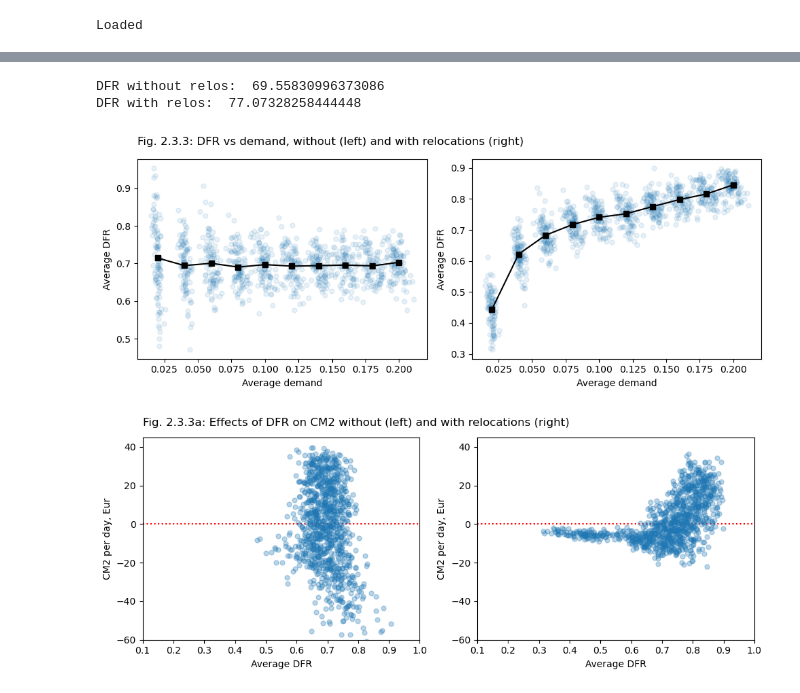
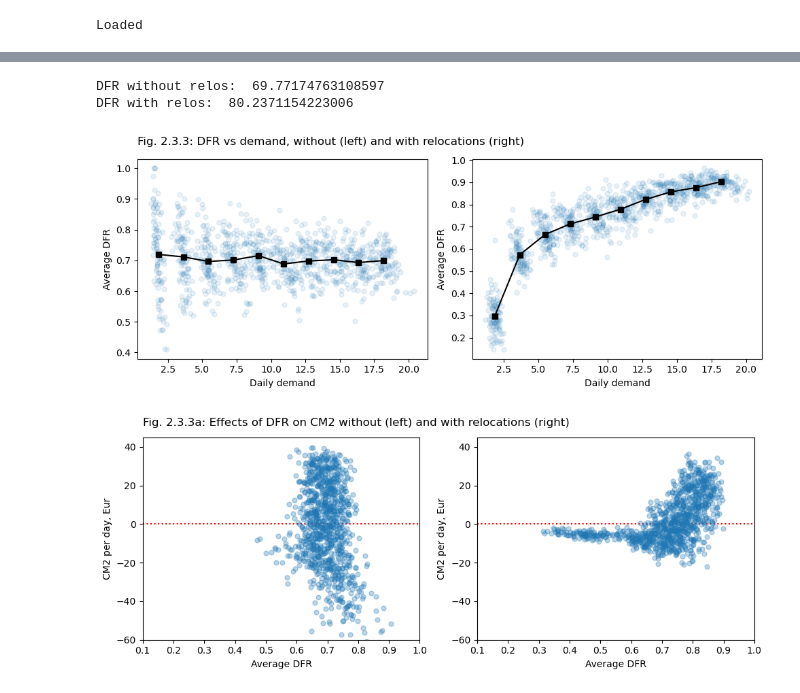
Before and after one commit to khakhalin/carsharing101, a Jupyter notebook: scripts/02relos_02stations.ipynb, the cells around one changed output, grey strips where cells are left out. Drawn from its saved outputs; the diff is of its cells as text; code cells hidden in the pictures.

```diff
--- a/scripts/02relos_02stations.ipynb
+++ b/scripts/02relos_02stations.ipynb
@@ -8,11 +8,12 @@ from types import SimpleNamespace
 import time
 # %%
 def update_config(cfg):
-    # To interpret our data financially,  renormalize them to typical daily values for real cities
+    # To interpret our data financially, renormalize them to typical daily values for real cities
     # cfg.cm1_factor = 20*5/max(cfg.demand) # Assume 20 trips/day from the hottest zone, and 5 €/trip CM1
-    cfg.cm1_factor = 100*5/sum(cfg.demand)  # Let's insist on 100 rentals a day, to be able to directly compare different demand shapes
-    cfg.cm2_factor = 20
-    cfg.relo_cost = 20
+    cfg.time_factor = 100/sum(cfg.demand)  # Let's insist on 100 rentals a day, to be able to directly compare different demand shapes
+    cfg.cm1_factor = 5  # CM1 contribution per trip, Eur
+    cfg.cm2_factor = 20  # CM2 cost of a car per day, Eur
+    cfg.relo_cost = 20  # Relo cost per trip
     return cfg
 
 def get_config(scenario, **kwargs):
@@ -133,9 +134,10 @@ def run_model(cfg, seed=None):
             relo_happened = False
 
         if i_step > cfg.n_steps_preparation: # Collect stats
-            cm1[i_experiment, :] += (departures + arrivals)/2/cfg.n_steps_per_experiment
-            # We divide it by 2 for the sum across all cm1 to be true (not double-counted)
-            average_cars[i_experiment, :] += state/cfg.n_steps_per_experiment
+            # CM1 is first shared between target andd destination, then turned from raw numbers to probabilities,
+            # then  from probabilities to daily rates using time-factor, then to daily money using money factor
+            cm1[i_experiment, :] += (departures + arrivals)/2/cfg.n_steps_per_experiment * cfg.time_factor * cfg.cm1_factor
+            average_cars[i_experiment, :] += state/cfg.n_steps_per_experiment  # Average n cars over time
             total_attempts[i_experiment, :] += attempts*1
             total_rentals[i_experiment, :] += departures
             if relo_happened:
@@ -197,8 +200,9 @@ print("Loaded")
 # %% [output]
 Loaded
 # %%
-# Sxperiment 1 : Stations, no relos
-cfg = get_config('linear', relo_period=1e9, n_stations=10, n_cars=20)  # 1e9 is basically infinity
+# Experiment 1 : Stations, no relos
+cfg = get_config('linear', relo_period=1e9, n_stations=10, n_cars=20, n_steps_preparation=30000, n_steps_er_experiment=7000)
+# 1e9 for relo period is basically infinity
 print("Settings: ", cfg)
 out = run_model(cfg)
 flatten_outputs(out, cfg)
@@ -213,6 +217,6 @@ Average CM2/day: -17.774199999979924
 # %%
-# now with relocations
-cfg2 = get_config('linear', relo_period=30, n_stations=10, n_cars=20)
+# Experiment 2: Same, but now with relocations
+cfg2 = get_config('linear', relo_period=30, n_stations=10, n_cars=20, n_steps_preparation=30000, n_steps_er_experiment=7000)
 print("Settings: ", cfg2)
 out2 = run_model(cfg2)
 flatten_outputs(out2, cfg2)
@@ -228,31 +232,31 @@ Average CM2/day: 23.520800000022028
 print("DFR without relos: ", out.n_rentals.sum()/out.n_apps.sum()*100)
 print("DFR with relos: ", out2.n_rentals.sum()/out2.n_apps.sum()*100)
 # %% [output]
-DFR without relos:  69.55830996373086
-DFR with relos:  77.07328258444448
+DFR without relos:  69.77174763108597
+DFR with relos:  80.2371154223006
 # %%
 # DFR
 
 def dfr_plot(out):
     plt.plot(out.flat_demand, out.flat_dfr, '.', alpha=0.1, markersize=10)
-    plt.plot(cfg.demand, (out.n_rentals/out.n_apps.clip(1,None)).mean(axis=0), 'ks-')
-    plt.xlabel("Average demand")
+    plt.plot(cfg.demand * cfg.time_factor, (out.n_rentals/out.n_apps.clip(1,None)).mean(axis=0), 'ks-')
+    plt.xlabel("Daily demand")
     plt.ylabel("Average DFR");
 
 
 plt.figure(figsize=(10,4));
 plt.subplot(121)
 plt.title("Fig. 2.3.3: DFR vs demand, without (left) and with relocations (right)", loc='left', pad=15)
 dfr_plot(out)
 
 plt.subplot(122)
 dfr_plot(out2)
 
 plt.tight_layout()
 
 plt.savefig(f"../figures/02relos_03stations_03dfr.svg", dpi=300)
 # %% [output]
-[figure, old version]
+[figure, new version]
 # %%
 # DFR fancy plot, don't save
 
```
Also changed, not shown: parts of 5 cells of this notebook, 8 other files.
